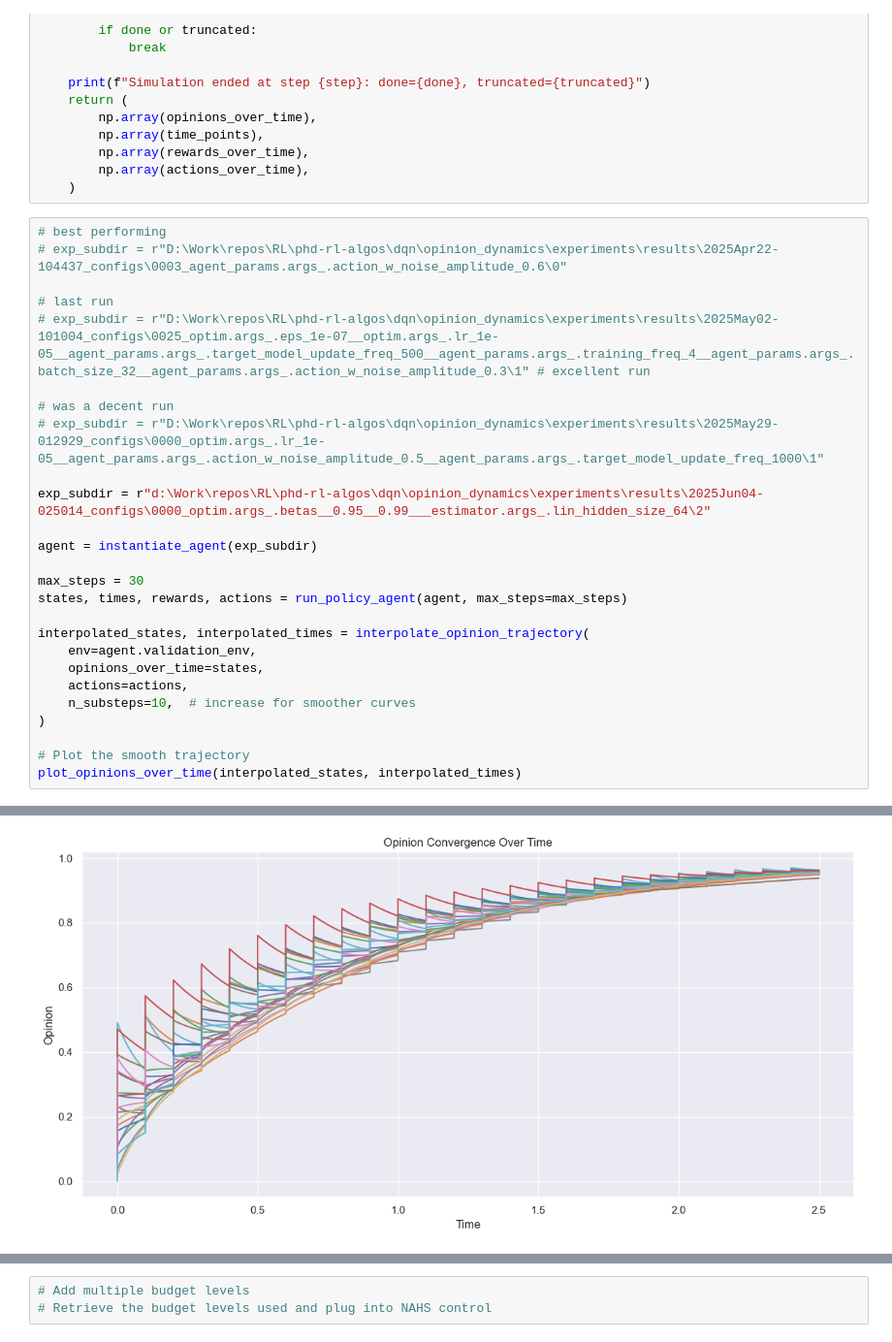
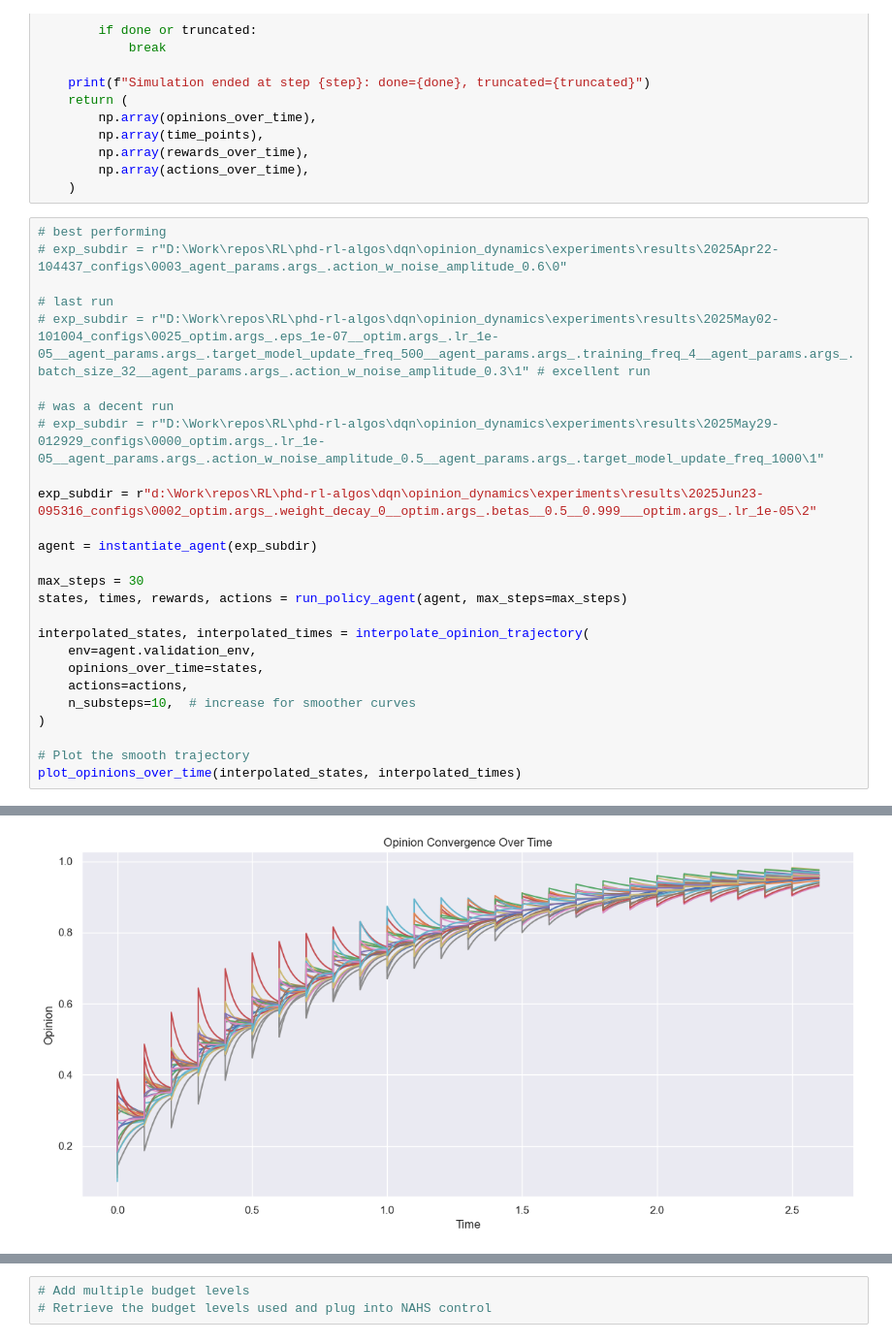
Before and after one commit to mariusdgm/phd-rl-algos, a Jupyter notebook: dqn/opinion_dynamics/experiments/agent_eval.ipynb, the cells around one changed output, grey strips where cells are left out. Shown at 97% size. Drawn from its saved outputs; the diff is of its cells as text.

```diff
--- a/dqn/opinion_dynamics/experiments/agent_eval.ipynb
+++ b/dqn/opinion_dynamics/experiments/agent_eval.ipynb
@@ -134,7 +134,7 @@ def run_policy_agent(agent, max_steps=1000):
 # was a decent run
 # exp_subdir = r"D:\Work\repos\RL\phd-rl-algos\dqn\opinion_dynamics\experiments\results\2025May29-012929_configs\0000_optim.args_.lr_1e-05__agent_params.args_.action_w_noise_amplitude_0.5__agent_params.args_.target_model_update_freq_1000\1"
 
-exp_subdir = r"d:\Work\repos\RL\phd-rl-algos\dqn\opinion_dynamics\experiments\results\2025Jun04-025014_configs\0000_optim.args_.betas__0.95__0.99___estimator.args_.lin_hidden_size_64\2"
+exp_subdir = r"d:\Work\repos\RL\phd-rl-algos\dqn\opinion_dynamics\experiments\results\2025Jun23-095316_configs\0002_optim.args_.weight_decay_0__optim.args_.betas__0.5__0.999___optim.args_.lr_1e-05\2"
 
 agent = instantiate_agent(exp_subdir)
 
@@ -158,4 +158,4 @@ Simulation ended at step 24: done=True, truncated=False
-[figure, old version]
+[figure, new version]
 # %%
 len(actions)
 # %% [output]
```
Also changed, not shown: parts of 7 cells of this notebook, 4 other files.
